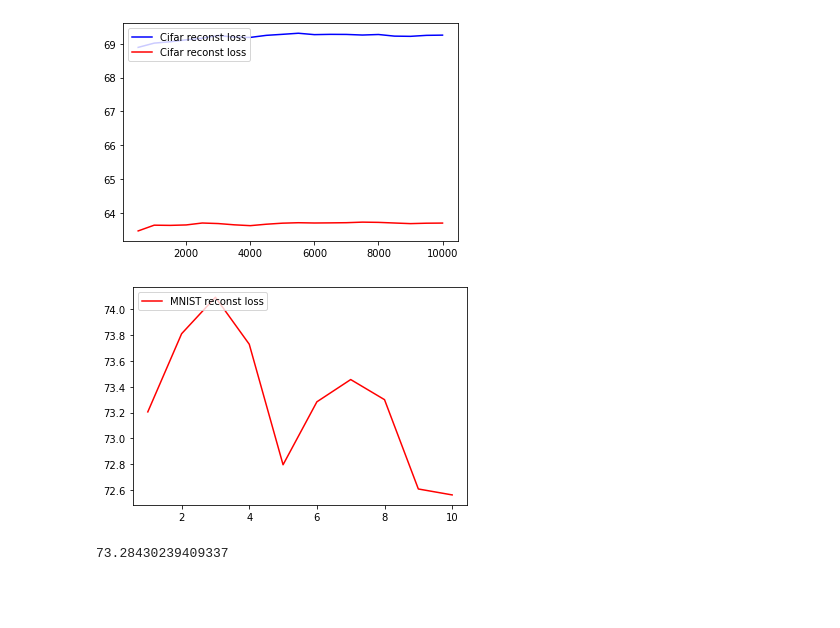
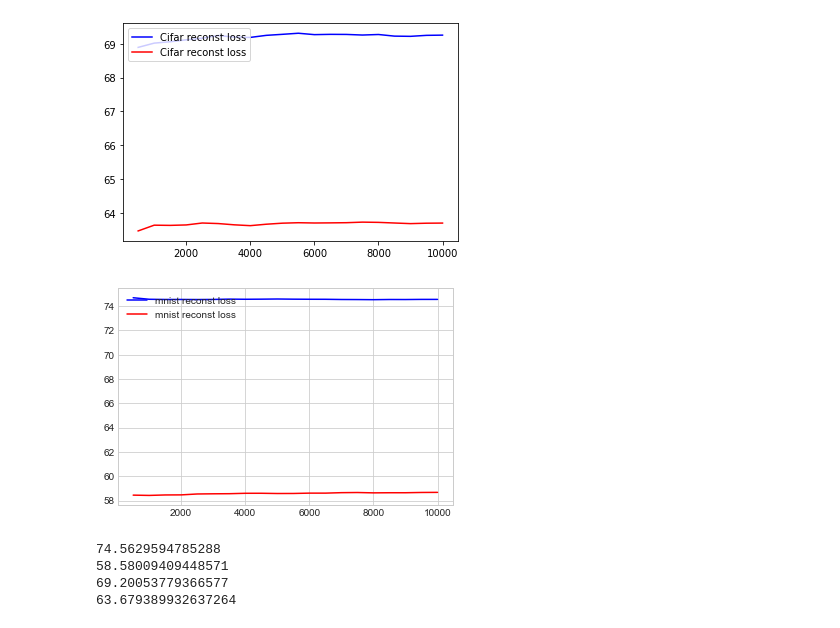
Before and after one commit to CadmusFlux/Implicit_neural_representation, a Jupyter notebook: Rawimage_classifiers.ipynb, the cells around one changed output. Drawn from its saved outputs; the diff is of its cells as text; code cells hidden in the pictures; blank space fills up the shorter version.

```diff
--- a/Rawimage_classifiers.ipynb
+++ b/Rawimage_classifiers.ipynb
@@ -329,0 +364,28 @@ Accuracy of the network on the 10000 test images: 9 %
+# %%
+rows = 3
+cols = 5
+fig, axs = plt.subplots(rows, cols, figsize=(19, 15),dpi = 400)
+
+
+for i,idx in enumerate(np.random.random_integers(0,9999,cols)): #enumerate(np.linspace(0, 9999, 5,dtype=int)):
+
+
+    axs[0,i].imshow(input_org_reshape[idx],cmap="gray")
+
+    axs[1,i].imshow(input_reconst_nonfourier[idx],cmap="gray")
+
+    axs[2,i].imshow(input_reconst[idx],cmap="gray")
+
+    # axarr[i,1].imshow(input_reconst[idx],cmap="gray")
+
+
+
+grid = plt.GridSpec(rows, cols)
+create_subtitle(fig, grid[0, ::], 'Original MNIST Images')
+create_subtitle(fig, grid[1, ::], 'Reconstructed MNIST images using Vanilla Implicit-net')
+create_subtitle(fig, grid[2, ::], 'Reconstructed MNIST images using Fourier Implicit-net')
+
+
+# fig.tight_layout()
+# fig.subplots_adjust(=0.98)
+fig.set_facecolor('w')
@@ -332,8 +397,0 @@ Accuracy of the network on the 10000 test images: 9 %
-# %%
-f, axarr = plt.subplots(5,3,figsize=(15,15))
-
-for i,idx in enumerate(np.linspace(0, 9999, 5,dtype=int)):
-
-    axarr[i,0].imshow(input_org_reshape[idx],cmap="gray")
-    axarr[i,1].imshow(input_reconst[idx],cmap="gray")
-    axarr[i,2].imshow(input_reconst_nonfourier[idx],cmap="gray")
@@ -358,19 +414,28 @@ plt.show()
 [figure]
 # %%
 # Plot psnr losses over a range over increasing interval of data
-# Need to reconstruct MNist images
 
 psnr_losses_mnist = []
+psnr_losses_mnist_nonfourier = []
 
-for i in range(0,10000,500):
+for i in range(500,10001,500):
     psnr_losses_mnist.append(cv2.PSNR(input_reconst[:i],input_org_reshape[:i]))
+    psnr_losses_mnist_nonfourier.append(cv2.PSNR(input_reconst_nonfourier[:i],input_org_reshape[:i]))
 
-plt.plot(np.arange(0,10000,500),psnr_losses_mnist, "-r",label = 'MNIST reconst loss')
+
+plt.plot(np.arange(500,10001,500),psnr_losses_mnist, "-b",label = 'mnist reconst loss')
+plt.plot(np.arange(500,10001,500),psnr_losses_mnist_nonfourier, "-r",label = 'mnist reconst loss')
 plt.legend(loc="upper left")
 plt.show()
 # %% [output]
-[figure, old version]
+[figure, new version]
-# %%
-np.average(psnr_losses_mnist)
-# %% [output]
-73.28430239409337
+# %%
+print(np.average(psnr_losses_mnist))
+print(np.average(psnr_losses_mnist_nonfourier))
+print(np.average(psnr_losses_cifar))
+print(np.average(psnr_losses_cifar_nonfourier))
+# %% [output]
+74.5629594785288
+58.58009409448571
+69.20053779366577
+63.679389932637264
```
Also changed, not shown: parts of 13 cells of this notebook, 3 other files.
